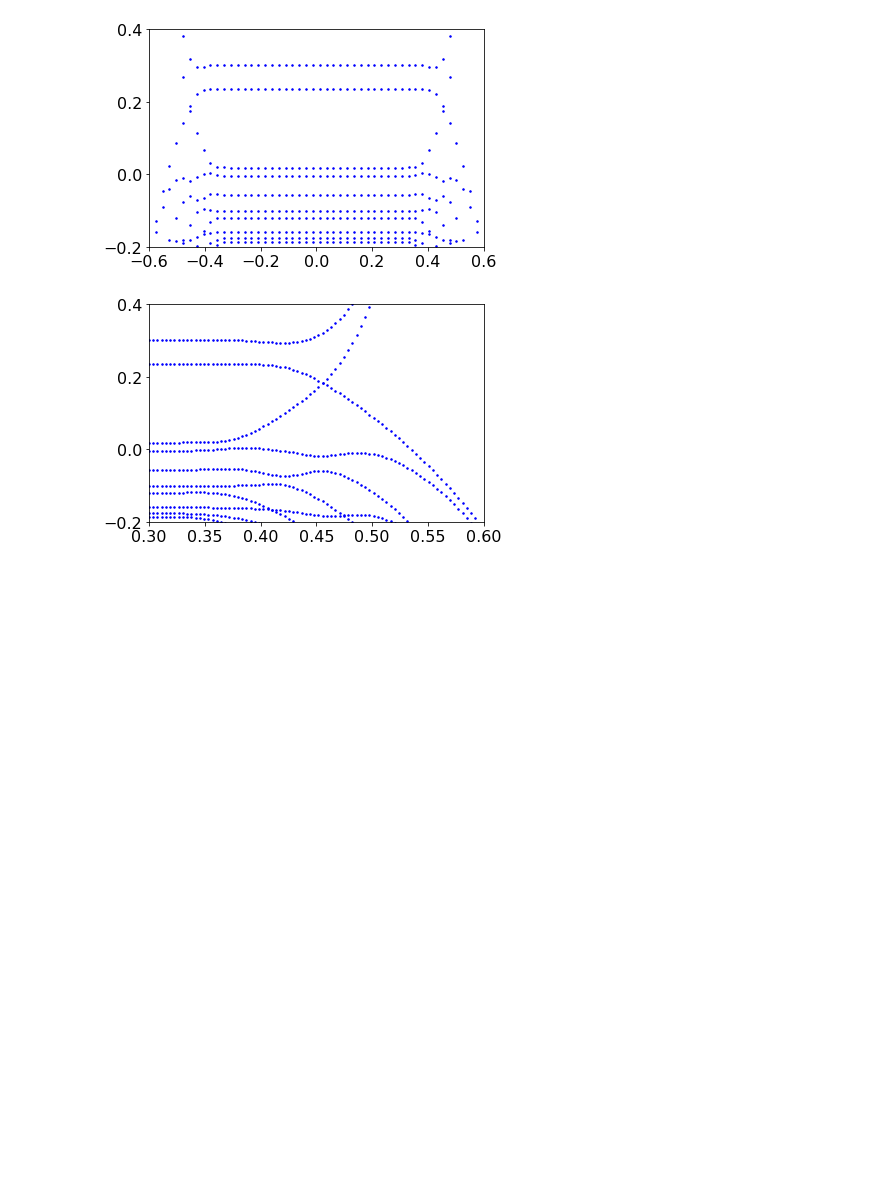
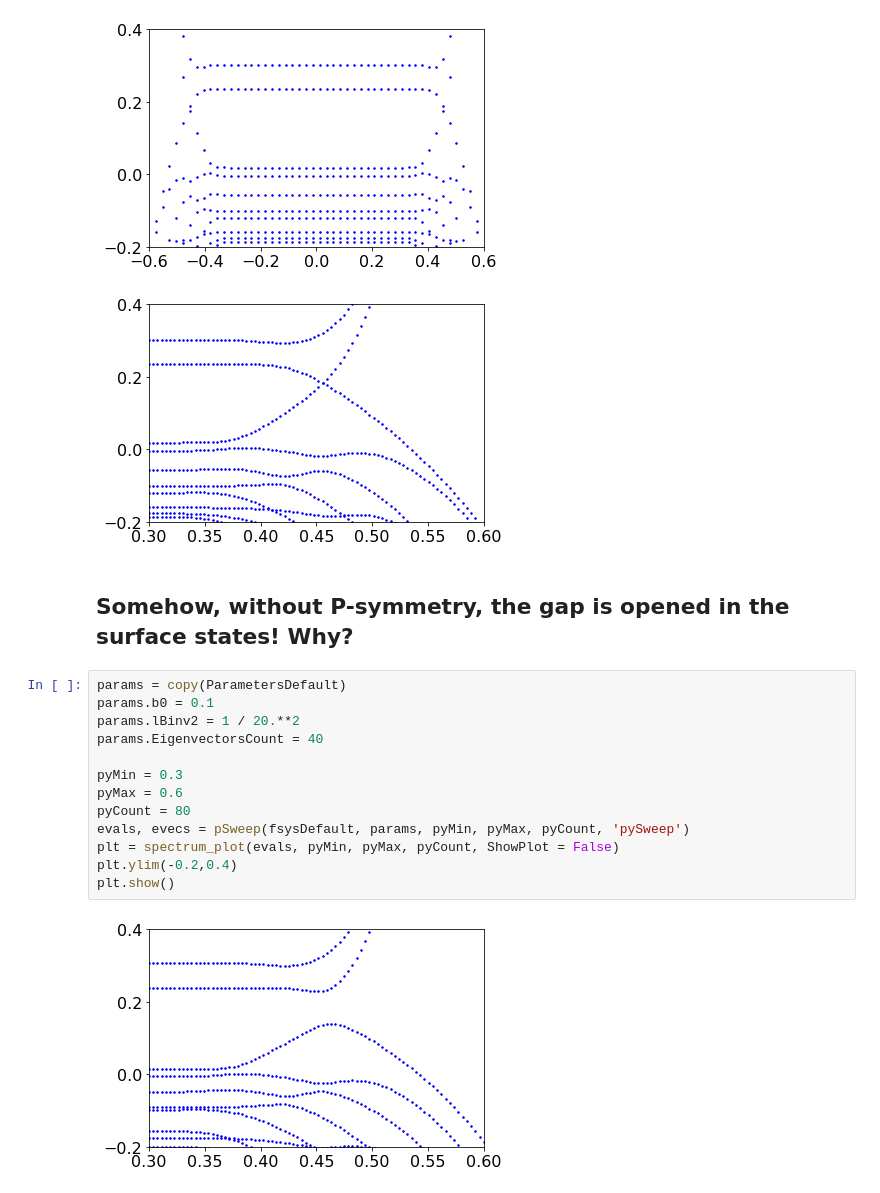
Before and after one commit to tyomaiva/Topological-matter-other, a Jupyter notebook: Topological-insulator.ipynb, the cells around one changed output. Saved outputs shown, nothing was run; the diff lists cells and outputs as text; blank space fills up the shorter version.

```diff
--- a/Topological-insulator.ipynb
+++ b/Topological-insulator.ipynb
@@ -51,3 +106,20 @@ del params, evals, evecs, pyMin, pyMax, pyCount, plt
 # %% [output]
 [figure]
 [figure]
+# %% [markdown]
+## Somehow, without P-symmetry, the gap is opened in the surface states! Why?
+# %%
+params = copy(ParametersDefault)
+params.b0 = 0.1
+params.lBinv2 = 1 / 20.**2
+params.EigenvectorsCount = 40
+
+pyMin = 0.3
+pyMax = 0.6
+pyCount = 80
+evals, evecs = pSweep(fsysDefault, params, pyMin, pyMax, pyCount, 'pySweep')
+plt = spectrum_plot(evals, pyMin, pyMax, pyCount, ShowPlot = False)
+plt.ylim(-0.2,0.4)
+plt.show()
+# %% [output]
+[figure, added]
```
Also changed, not shown: parts of 6 cells of this notebook, 1 other file.
